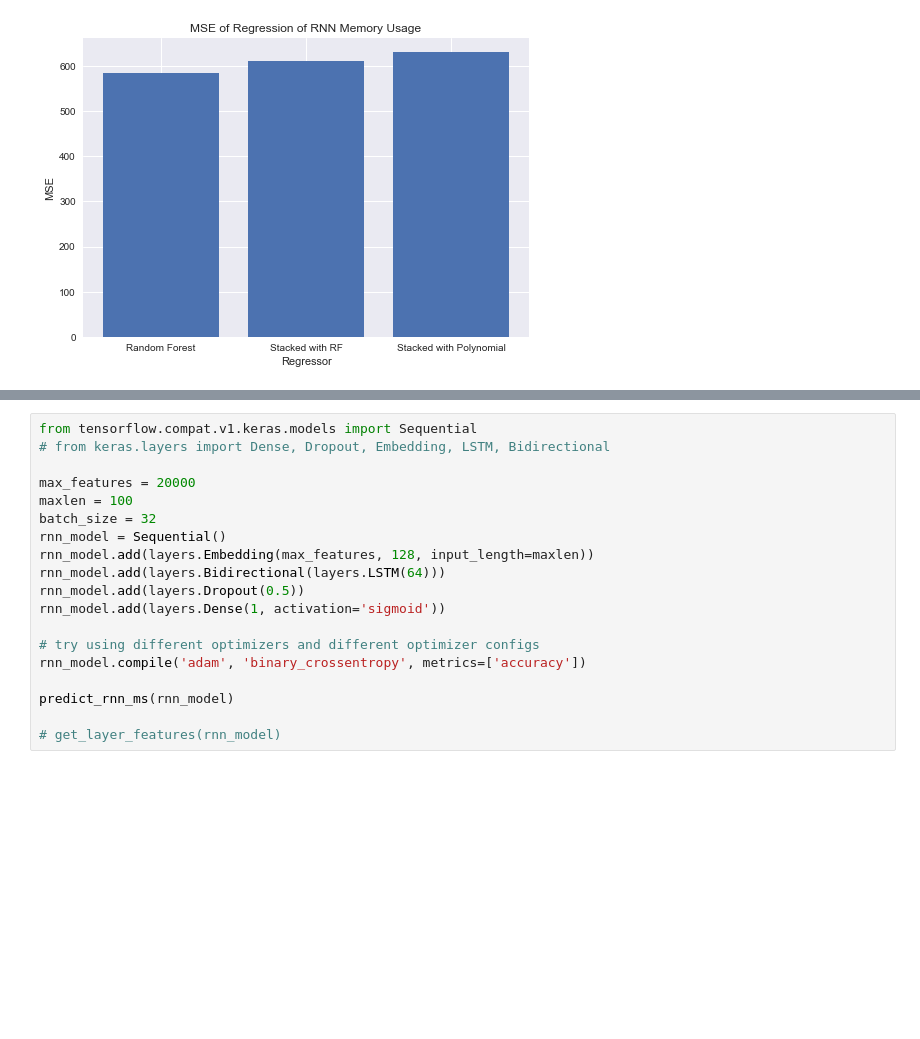
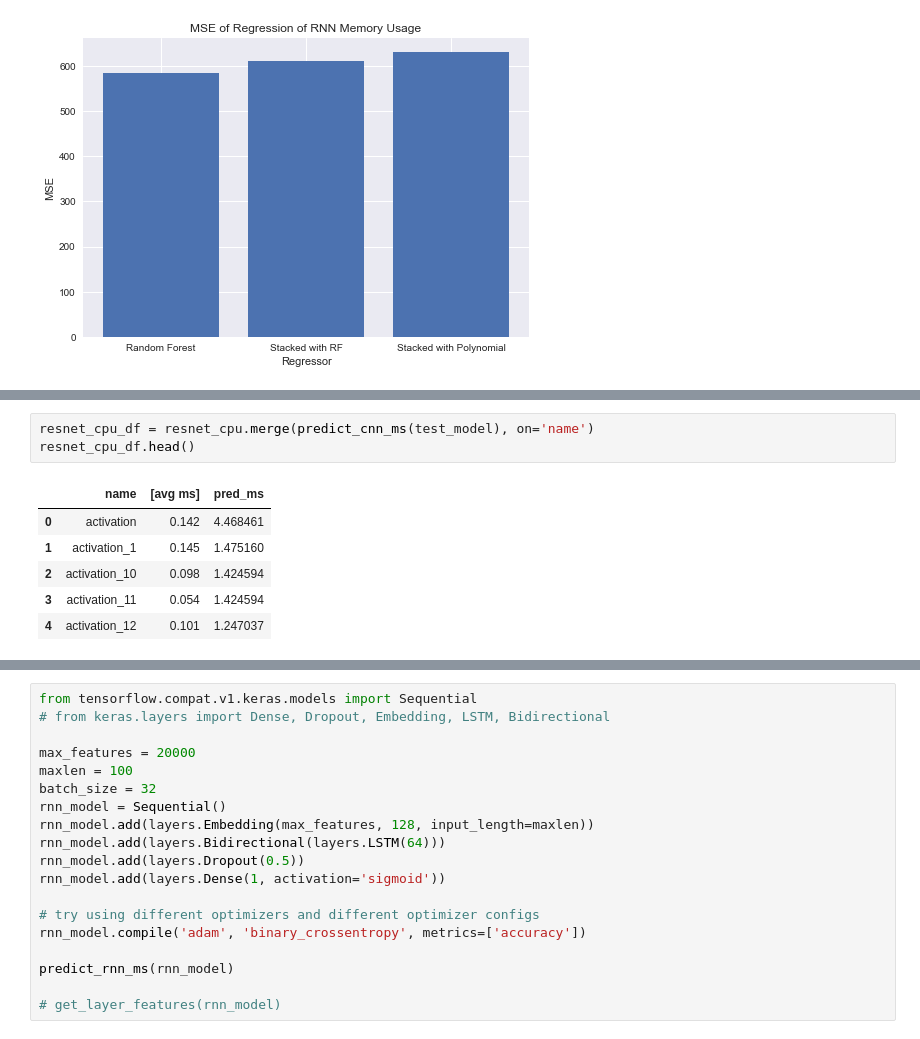
Before and after one commit to brian-yu/nn-regressors, a Jupyter notebook: benchmarks_and_regression.ipynb, the cells around one changed output, grey strips where cells are left out. Saved outputs shown, nothing was run; the diff lists cells and outputs as text; blank space fills up the shorter version.

```diff
--- a/benchmarks_and_regression.ipynb
+++ b/benchmarks_and_regression.ipynb
@@ -892,0 +892,10 @@ array([4.58366976e+02, 4.58366976e+02, 5.07565568e+02, 4.30150784e+02,
+# %%
+resnet_cpu_df = resnet_cpu.merge(predict_cnn_ms(test_model), on='name')
+resnet_cpu_df.head()
+# %% [output]
+|  | name | [avg ms] | pred_ms |
+| 0 | activation | 0.142 | 4.468461 |
+| 1 | activation_1 | 0.145 | 1.475160 |
+| 2 | activation_10 | 0.098 | 1.424594 |
+| 3 | activation_11 | 0.054 | 1.424594 |
+| 4 | activation_12 | 0.101 | 1.247037 |
```
Also changed, not shown: parts of 10 cells of this notebook, 17 other files.
